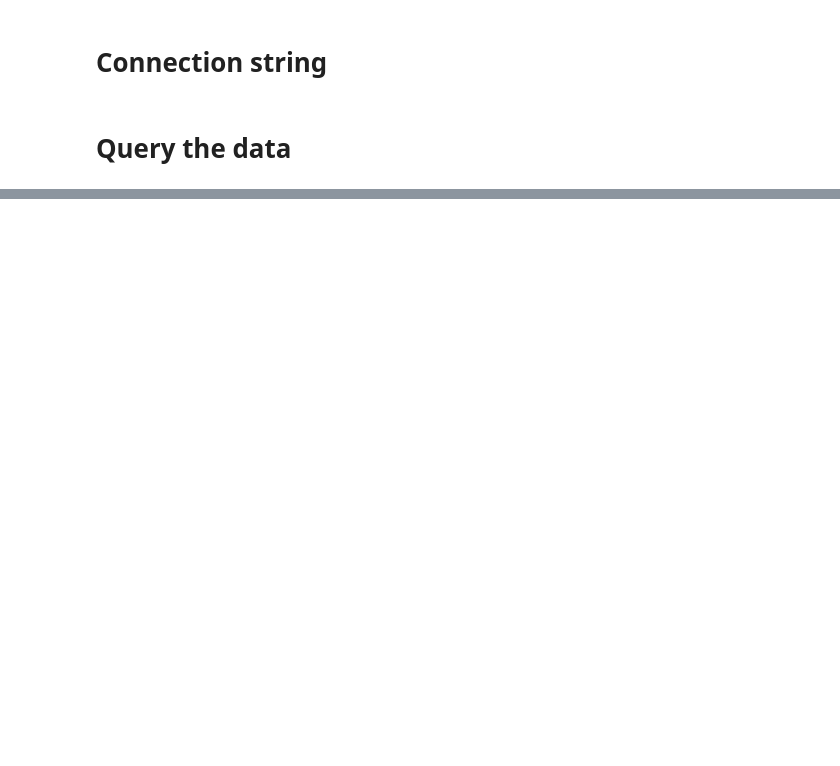
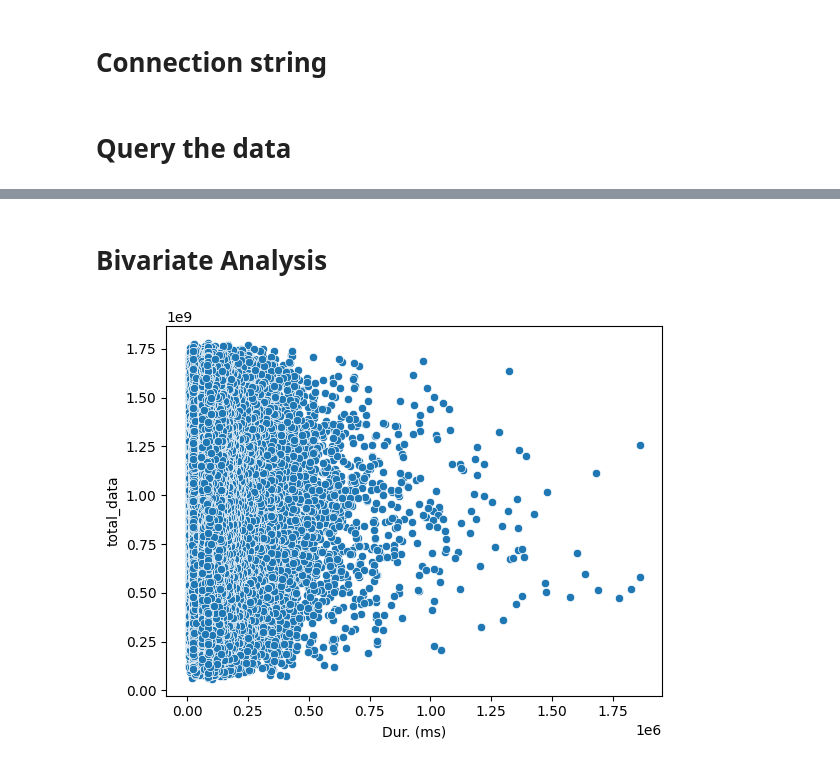
Before and after one commit to YomiyuShambel21/TellCo_Data_Analysis, a Jupyter notebook: notebooks/User Overview Analysis.ipynb, the cells around one changed output, grey strips where cells are left out. Cells and saved outputs as stored; diff of their text form; code cells hidden in the pictures; blank space fills up the shorter version.

```diff
--- a/notebooks/User Overview Analysis.ipynb
+++ b/notebooks/User Overview Analysis.ipynb
@@ -50,0 +407,8 @@ Error loading data: (psycopg2.OperationalError) could not translate host name "e
+# %% [markdown]
+# Bivariate Analysis
+# %%
+# Scatter plot
+sns.scatterplot(x='Dur. (ms)', y='total_data', data=data)
+plt.show()
+# %% [output]
+[figure, added]
```
Also changed, not shown: parts of 39 cells of this notebook, 2 other files.
